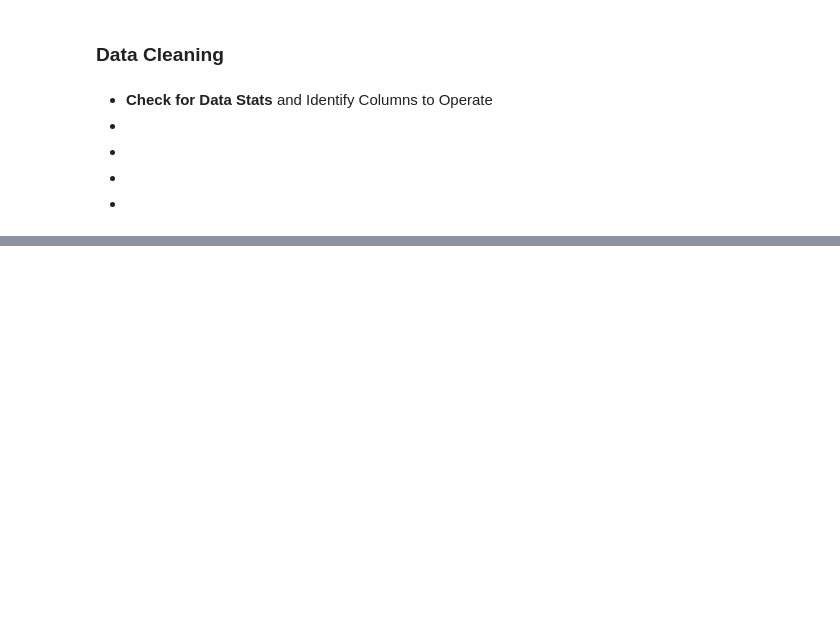
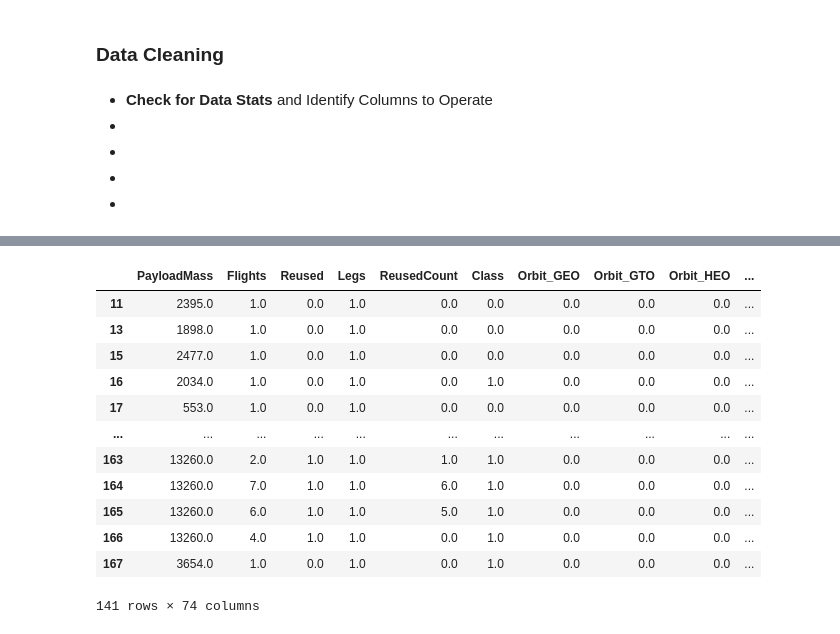
Before and after one commit to ChakshuGrover225/SpaceX-Falcon9-Launch-Mission-Success-Prediction---EDA, a Jupyter notebook: Data_Cleaning.ipynb, the cells around one changed output, grey strips where cells are left out. Drawn from its saved outputs; the diff is of its cells as text; code cells hidden in the pictures; blank space fills up the shorter version.

Commit message:
Wrangled Data

```diff
--- a/Data_Cleaning.ipynb
+++ b/Data_Cleaning.ipynb
@@ -73,0 +111,4 @@ dtype: int64
+# %%
+print(f"Before Dropping Null Rows: No.of Rows-> {data.shape[0]}")
+data.dropna(inplace=True, axis=0)
+print(f"After Dropping Null Rows: No.of Rows-> {data.shape[0]}")
@@ -73,0 +159,6 @@ dtype: int64
+# %%
+# change Outcome to 0 or 1
+bad_outcome = ['False ASDS', 'False RTLS', 'None ASDS']
+data['Class'] = data['Outcome'].apply(lambda x: 0 if x in bad_outcome else 1)
+print(data['Class'].value_counts())
+print(data['Outcome'].value_counts())
@@ -73,0 +177,5 @@ dtype: int64
+# %%
+#Drop
+
+data = data.drop(columns=['FlightNumber' , 'Date', 'BoosterVersion', 'GridFins', 'Longitude', 'Latitude', 'Outcome'])
+data.head(2)
@@ -73,0 +186,3 @@ dtype: int64
+# %%
+data = pd.get_dummies(data, columns = ['Orbit', 'LaunchSite' , 'LandingPad' , 'Block', 'Serial'])
+data.head(2)
@@ -73,0 +223,16 @@ dtype: int64
+# %%
+data.astype(float)
+# %% [output]
+|  | PayloadMass | Flights | Reused | Legs | ReusedCount | Class | Orbit_GEO | Orbit_GTO | Orbit_HEO | ... |
+| 11 | 2395.0 | 1.0 | 0.0 | 1.0 | 0.0 | 0.0 | 0.0 | 0.0 | 0.0 | ... |
+| 13 | 1898.0 | 1.0 | 0.0 | 1.0 | 0.0 | 0.0 | 0.0 | 0.0 | 0.0 | ... |
+| 15 | 2477.0 | 1.0 | 0.0 | 1.0 | 0.0 | 0.0 | 0.0 | 0.0 | 0.0 | ... |
+| 16 | 2034.0 | 1.0 | 0.0 | 1.0 | 0.0 | 1.0 | 0.0 | 0.0 | 0.0 | ... |
+| 17 | 553.0 | 1.0 | 0.0 | 1.0 | 0.0 | 0.0 | 0.0 | 0.0 | 0.0 | ... |
+| ... | ... | ... | ... | ... | ... | ... | ... | ... | ... | ... |
+| 163 | 13260.0 | 2.0 | 1.0 | 1.0 | 1.0 | 1.0 | 0.0 | 0.0 | 0.0 | ... |
+| 164 | 13260.0 | 7.0 | 1.0 | 1.0 | 6.0 | 1.0 | 0.0 | 0.0 | 0.0 | ... |
+| 165 | 13260.0 | 6.0 | 1.0 | 1.0 | 5.0 | 1.0 | 0.0 | 0.0 | 0.0 | ... |
+| 166 | 13260.0 | 4.0 | 1.0 | 1.0 | 0.0 | 1.0 | 0.0 | 0.0 | 0.0 | ... |
+| 167 | 3654.0 | 1.0 | 0.0 | 1.0 | 0.0 | 1.0 | 0.0 | 0.0 | 0.0 | ... |
+141 rows × 74 columns
```
Also changed, not shown: parts of 16 cells of this notebook, 1 other file.
